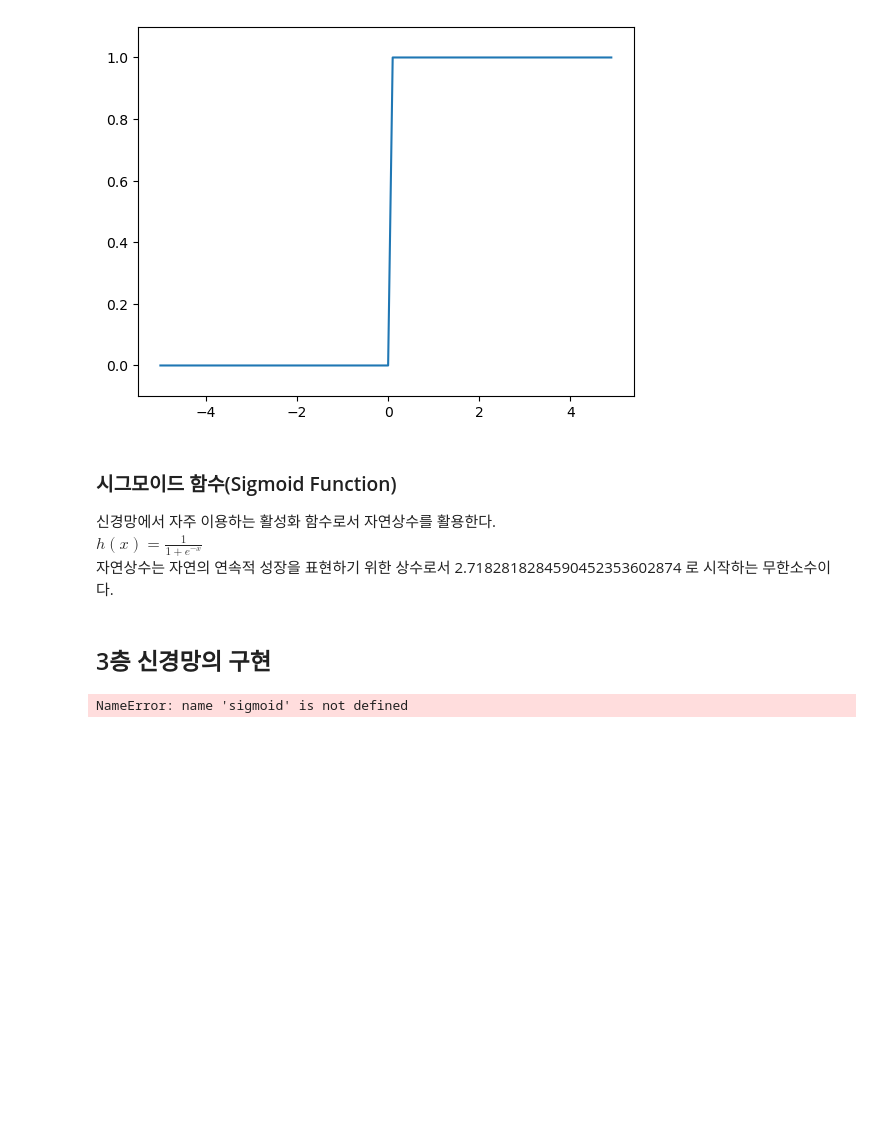
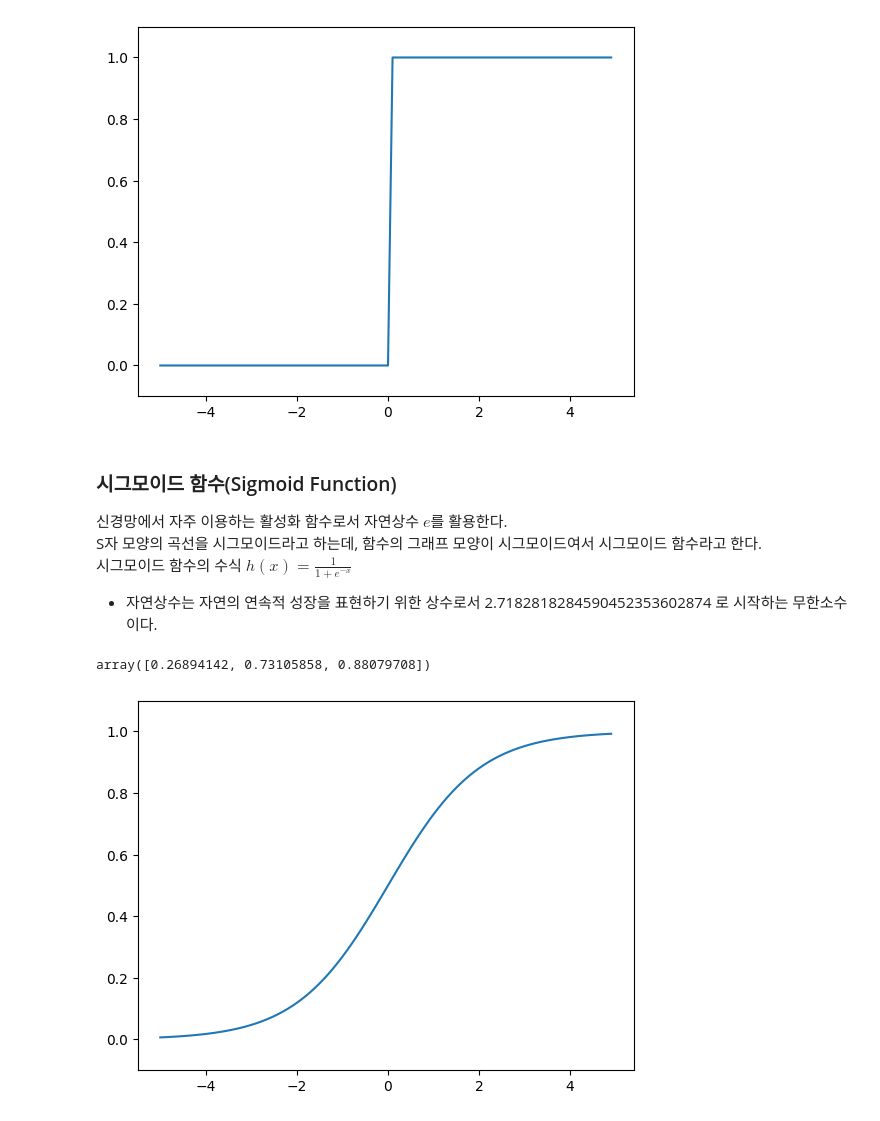
Before and after one commit to playdev7/library, a Jupyter notebook: Deep Learning from Scratch/Chapter 03 - Neural Network.ipynb, the cells around one changed output. Drawn from its saved outputs; the diff is of its cells as text; code cells hidden in the pictures; blank space fills up the shorter version.

```diff
--- a/Deep Learning from Scratch/Chapter 03 - Neural Network.ipynb
+++ b/Deep Learning from Scratch/Chapter 03 - Neural Network.ipynb
@@ -68,46 +70,30 @@ Deprecated in NumPy 1.20; for more details and guidance: https://numpy.org/devdo
 [figure]
 # %% [markdown]
 ### 시그모이드 함수(Sigmoid Function)
-신경망에서 자주 이용하는 활성화 함수로서 자연상수를 활용한다.
+신경망에서 자주 이용하는 활성화 함수로서 자연상수 $e$를 활용한다.
+S자 모양의 곡선을 시그모이드라고 하는데, 함수의 그래프 모양이 시그모이드여서 시그모이드 함수라고 한다.
+시그모이드 함수의 수식
 $h(x) =  \frac{1}{1+e^{-x}}$
-자연상수는 자연의 연속적 성장을 표현하기 위한 상수로서 2.7182818284590452353602874 로 시작하는 무한소수이다.
+- 자연상수는 자연의 연속적 성장을 표현하기 위한 상수로서 2.7182818284590452353602874 로 시작하는 무한소수이다.
-# %% [markdown]
-## 3층 신경망의 구현
-# %%
-import numpy as np
-
-# Activation Function - sigmiod func.
-def sigmiod(x):
-    return 1 / (1 + np.exp(-x))
-
-def init_network():
-    network = dict()
-    network["W1"] = np.array([[0.1, 0.3, 0.5], [0.2, 0.4, 0.6]])
-    network["b1"] = np.array([0.1, 0.2, 0.3])
-    network["W2"] = np.array([[0.1, 0.4], [0.2, 0.5], [0.3, 0.6]])
-    network["b2"] = np.array([0.1, 0.2])
-    network["W3"] = np.array([[0.1, 0.3], [0.2, 0.4]])
-    network["b3"] = np.array([0.1, 0.2])
-
-    return network
-
-def forward(network, x):
-    W1, W2, W3 = network["W1"], network["W1"], network["W1"]
-    b1, b2, b3 = network["b1"], network["b2"], network["b3"]
-
-    a1 = np.dot(x, W1) + b1
-    z1 = sigmoid(a1)
-    a2 = np.dot(z1, W2) + b2
-    z2 = sigmoid(a2)
-    a3 = np.dot(z2, W3) + b3
-    y = identity_function(a3)
-
-    return y
-
-network = init_network()
-x = np.array([1.0, 0.5])
-y = forward(network, x)
-
-print(y)
-# %% [output]
-NameError: name 'sigmoid' is not defined
+# %%
+import numpy as np
+def sigmoid(x):
+    return 1 / (1 + np.exp(-x))  # np.exp() 함수를 통해 e^-x 를 구할 수 있음.
+# %%
+x = np.array([-1.0, 1.0, 2.0])
+sigmoid(x)
+# %% [output]
+array([0.26894142, 0.73105858, 0.88079708])
+# %%
+# Sigmoid Function 그리기
+import numpy as np
+import matplotlib.pyplot as plt
+
+x = np.arange(-5.0, 5.0, 0.1)
+y = sigmoid(x)
+
+plt.plot(x, y)
+plt.ylim(-0.1, 1.1)
+plt.show()
+# %% [output]
+[figure, added]
```
Also changed, not shown: parts of 7 cells of this notebook, 32 other files.
